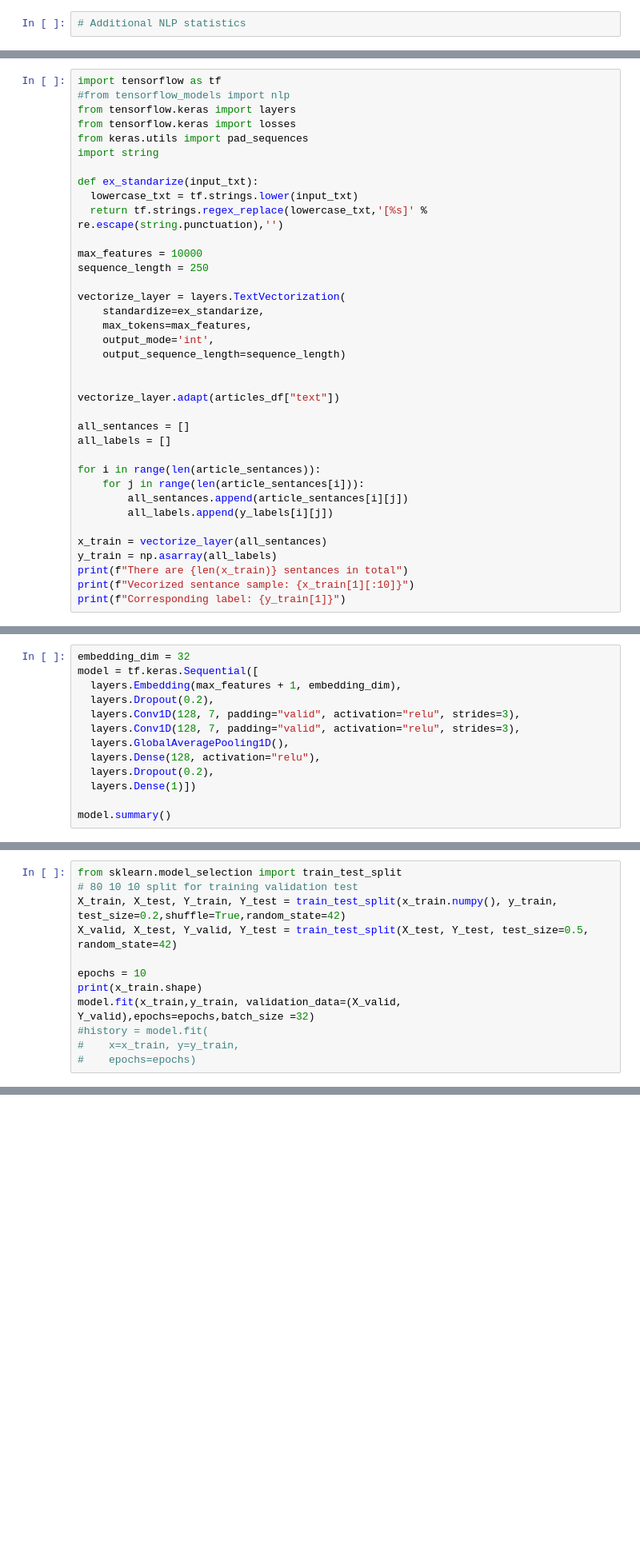
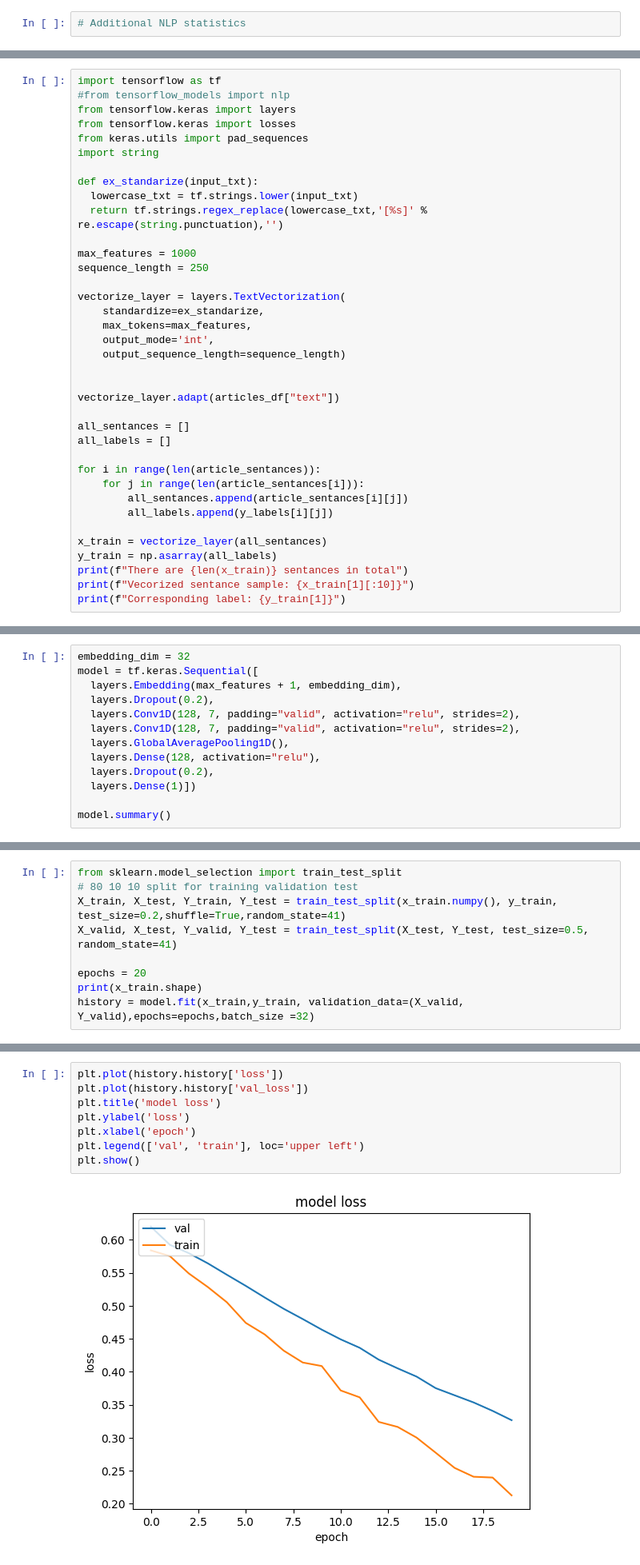
Before and after one commit to michaeljf00/text_summarizer, a Jupyter notebook: BBCDemo.ipynb, the cells around one changed output, grey strips where cells are left out. Shown at 80% size. Cells and saved outputs as stored; diff of their text form; blank space fills up the shorter version.

Commit message:
Added model graph output

```diff
--- a/BBCDemo.ipynb
+++ b/BBCDemo.ipynb
@@ -374,7 +376,7 @@ def ex_standarize(input_txt):
   lowercase_txt = tf.strings.lower(input_txt)
   return tf.strings.regex_replace(lowercase_txt,'[%s]' % re.escape(string.punctuation),'')
 
-max_features = 10000
+max_features = 1000
 sequence_length = 250
 
 vectorize_layer = layers.TextVectorization(
@@ -410,8 +412,8 @@ embedding_dim = 32
 model = tf.keras.Sequential([
   layers.Embedding(max_features + 1, embedding_dim),
   layers.Dropout(0.2),
-  layers.Conv1D(128, 7, padding="valid", activation="relu", strides=3),
-  layers.Conv1D(128, 7, padding="valid", activation="relu", strides=3),
+  layers.Conv1D(128, 7, padding="valid", activation="relu", strides=2),
+  layers.Conv1D(128, 7, padding="valid", activation="relu", strides=2),
   layers.GlobalAveragePooling1D(),
   layers.Dense(128, activation="relu"),
   layers.Dropout(0.2),
@@ -443,14 +445,11 @@ model.compile(loss=losses.BinaryCrossentropy(from_logits=True),
 # %%
 from sklearn.model_selection import train_test_split
 # 80 10 10 split for training validation test
-X_train, X_test, Y_train, Y_test = train_test_split(x_train.numpy(), y_train, test_size=0.2,shuffle=True,random_state=42)
-X_valid, X_test, Y_valid, Y_test = train_test_split(X_test, Y_test, test_size=0.5, random_state=42)
+X_train, X_test, Y_train, Y_test = train_test_split(x_train.numpy(), y_train, test_size=0.2,shuffle=True,random_state=41)
+X_valid, X_test, Y_valid, Y_test = train_test_split(X_test, Y_test, test_size=0.5, random_state=41)
 
-epochs = 10
+epochs = 20
 print(x_train.shape)
-model.fit(x_train,y_train, validation_data=(X_valid, Y_valid),epochs=epochs,batch_size =32)
-#history = model.fit(
-#    x=x_train, y=y_train,
-#    epochs=epochs)
+history = model.fit(x_train,y_train, validation_data=(X_valid, Y_valid),epochs=epochs,batch_size =32)
 # %% [output]
 (46905, 250)
@@ -473,0 +476,10 @@ Epoch 10/10
+# %%
+plt.plot(history.history['loss'])
+plt.plot(history.history['val_loss'])
+plt.title('model loss')
+plt.ylabel('loss')
+plt.xlabel('epoch')
+plt.legend(['val', 'train'], loc='upper left')
+plt.show()
+# %% [output]
+[figure, added]
```
Also changed, not shown: parts of 18 cells of this notebook.
